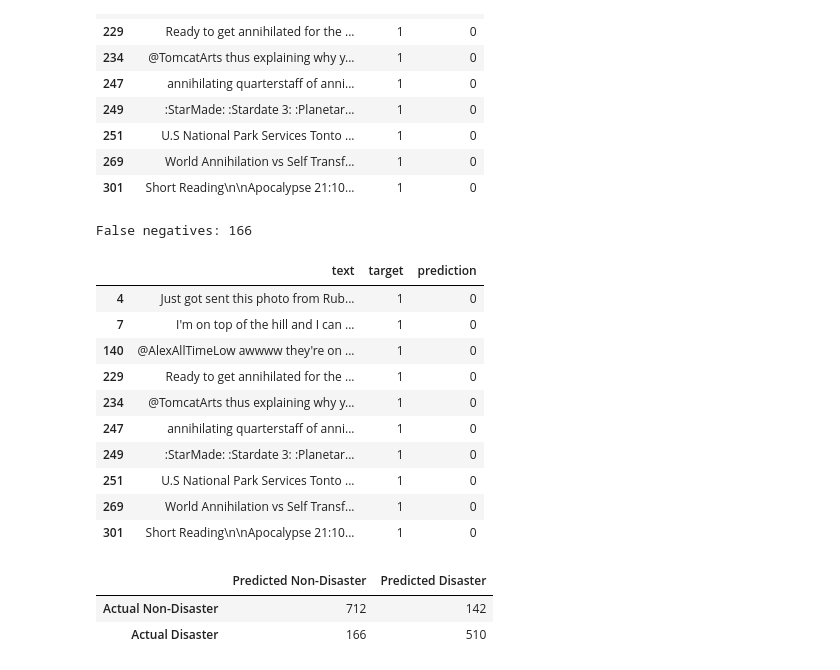
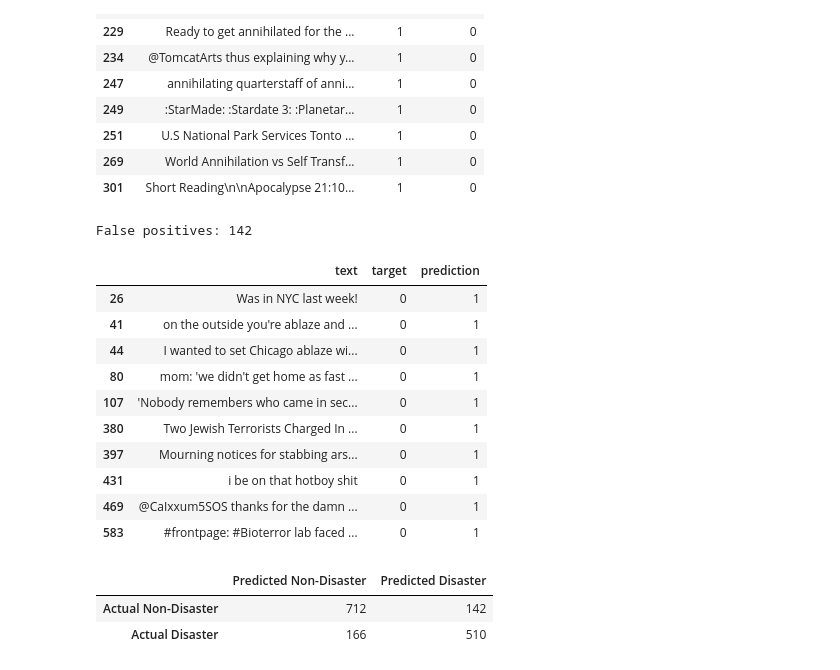
Before and after one commit to Kaviya-Balamurugan/disaster-tweets-nlp, a Jupyter notebook: notebooks/disaster_tweets_analysis.ipynb, the cells around one changed output. Cells and saved outputs as stored; diff of their text form; code cells hidden in the pictures.

```diff
--- a/notebooks/disaster_tweets_analysis.ipynb
+++ b/notebooks/disaster_tweets_analysis.ipynb
@@ -679,28 +679,28 @@ False negatives: 166
 | 269 | World Annihilation vs Self Transf... | 1 | 0 |
 | 301 | Short Reading\n\nApocalypse 21:10... | 1 | 0 |
 # %%
-false_negatives = error_analysis[
-    error_analysis["error_type"] == "False Negative"
+false_positives = error_analysis[
+    error_analysis["error_type"] == "False Positive"
 ]
 
-print("False negatives:", len(false_negatives))
+print("False positives:", len(false_positives))
 
-false_negatives[
+false_positives[
     ["text", "target", "prediction"]
 ].head(10)
 # %% [output]
-False negatives: 166
+False positives: 142
 |  | text | target | prediction |
-| 4 | Just got sent this photo from Rub... | 1 | 0 |
-| 7 | I'm on top of the hill and I can ... | 1 | 0 |
-| 140 | @AlexAllTimeLow awwww they're on ... | 1 | 0 |
-| 229 | Ready to get annihilated for the ... | 1 | 0 |
-| 234 | @TomcatArts thus explaining why y... | 1 | 0 |
-| 247 | annihilating quarterstaff of anni... | 1 | 0 |
-| 249 | :StarMade: :Stardate 3: :Planetar... | 1 | 0 |
-| 251 | U.S National Park Services Tonto ... | 1 | 0 |
-| 269 | World Annihilation vs Self Transf... | 1 | 0 |
-| 301 | Short Reading\n\nApocalypse 21:10... | 1 | 0 |
+| 26 | Was in NYC last week! | 0 | 1 |
+| 41 | on the outside you're ablaze and ... | 0 | 1 |
+| 44 | I wanted to set Chicago ablaze wi... | 0 | 1 |
+| 80 | mom: 'we didn't get home as fast ... | 0 | 1 |
+| 107 | 'Nobody remembers who came in sec... | 0 | 1 |
+| 380 | Two Jewish Terrorists Charged In ... | 0 | 1 |
+| 397 | Mourning notices for stabbing ars... | 0 | 1 |
+| 431 | i be on that hotboy shit | 0 | 1 |
+| 469 | @CaIxxum5SOS thanks for the damn ... | 0 | 1 |
+| 583 | #frontpage: #Bioterror lab faced ... | 0 | 1 |
 # %%
 best_cm = confusion_matrix(
     y_val,
```
